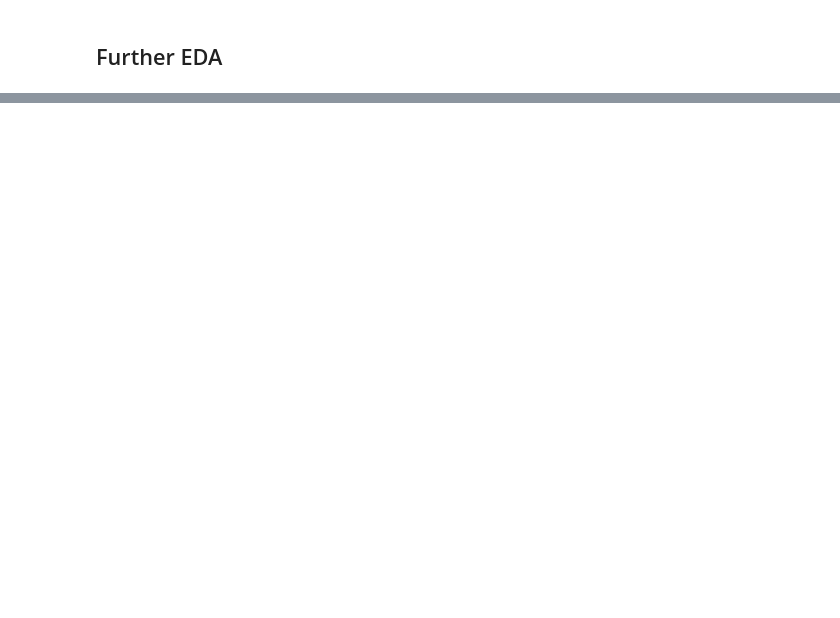
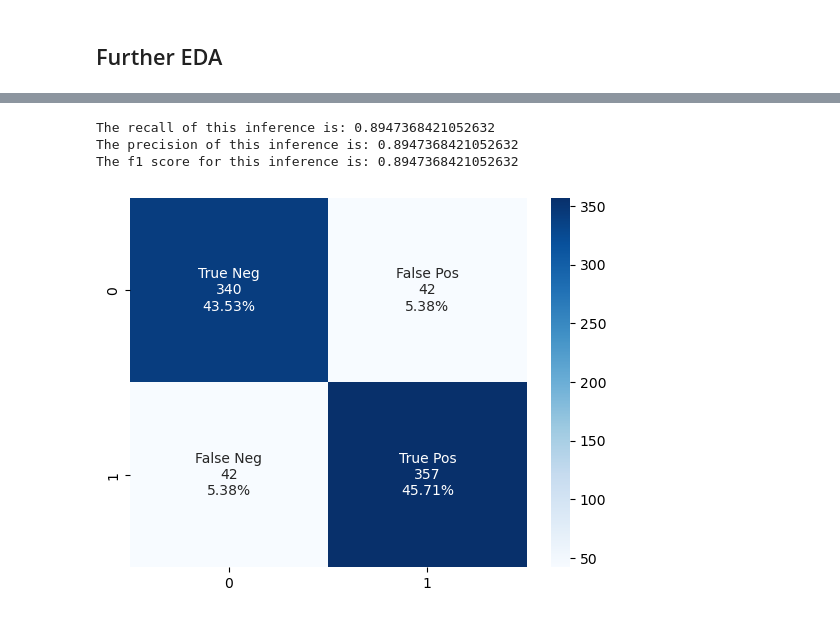
Before and after one commit to Luke-zm/DSI_Proj, a Jupyter notebook: project_3/code/data_eda.ipynb, the cells around one changed output, grey strips where cells are left out. Drawn from its saved outputs; the diff is of its cells as text; code cells hidden in the pictures; blank space fills up the shorter version.

```diff
--- a/project_3/code/data_eda.ipynb
+++ b/project_3/code/data_eda.ipynb
@@ -697,7 +785,7 @@ class NBModel(object):
         self.y_test = y_test
         self.y_train = y_train
 
-    def training(self, vectorizer='tfidf'):
+    def training(self, vectorizer='tfidf', n_gram_range = (1,1) ):
         '''train model with portion of data used for training
         args:
             vectorizer: what method to use to vectorise the words.
@@ -706,12 +794,14 @@ class NBModel(object):
         '''
         if vectorizer == 'tfidf':
             steps_taken = [
-                    ('tfid', TfidfVectorizer(stop_words=self.stop_words)),
+                    ('tfid', TfidfVectorizer(stop_words=self.stop_words,
+                                             ngram_range = n_gram_range)),
                     ('Multinomial_Naive_Bayes', MultinomialNB())
                     ]
         elif vectorizer == 'cvec':
             steps_taken = [
-                    ('tfid', CountVectorizer(stop_words=self.stop_words)),
+                    ('tfid', CountVectorizer(stop_words=self.stop_words,
+                                            ngram_range = n_gram_range)),
                     ('Multinomial_Naive_Bayes', MultinomialNB())
                     ]
         else:
@@ -773,6 +863,35 @@ class NBModel(object):
         print(f"The precision of this inference is: {pre}")
         print(f"The f1 score for this inference is: {f1}")
         return pre, rec, f1
+
+    def save_fitted(self, name):
+        '''save fitted model as joblib file
+        '''
+        joblib.dump(self.fitted_model, '../model/'+name+'.joblib')
+
+    def load_fitted(self, path):
+        '''load saved joblib model
+        '''
+        self.fitted_model = joblib.load(path)
+        return self.fitted_model
+
+    def check_existance(self, word):
+        '''Check if a word exists in the corpus
+        '''
+        if word in self.nb_pipeline[0].vocabulary_:
+            print(f"{word} exists in the corpus")
+        else:
+            print(f"{word} does not exist in the corpus")
+
+    def i_lazy(self):
+        '''1 command to run it all for a lazy person like me =)
+        '''
+        self.split_data()
+        self.training()
+        self.fitting()
+        self.make_prediction()
+        self.confusion_matric()
+        self.other_scores();
 # %%
 nb_model = NBModel(df, my_stop_words)
 nb_model.split_data()
@@ -831,0 +1001,3 @@ mean_cv_score
+# %%
+list_of_stop_words = [my_stop_words, {'got', 'day'}]
+my_stop_words = set().union(*list_of_stop_words)
@@ -831,0 +1020,10 @@ mean_cv_score
+# %%
+list_of_stop_words = [my_stop_words, {'nintendo', 'playstation'}]
+my_stop_words = set().union(*list_of_stop_words)
+nb_model_3 = NBModel(df, my_stop_words)
+nb_model_3.i_lazy()
+# %% [output]
+The recall of this inference is: 0.8947368421052632
+The precision of this inference is: 0.8947368421052632
+The f1 score for this inference is: 0.8947368421052632
+[figure, added]
```
Also changed, not shown: parts of 60 cells of this notebook, 6 other files.
